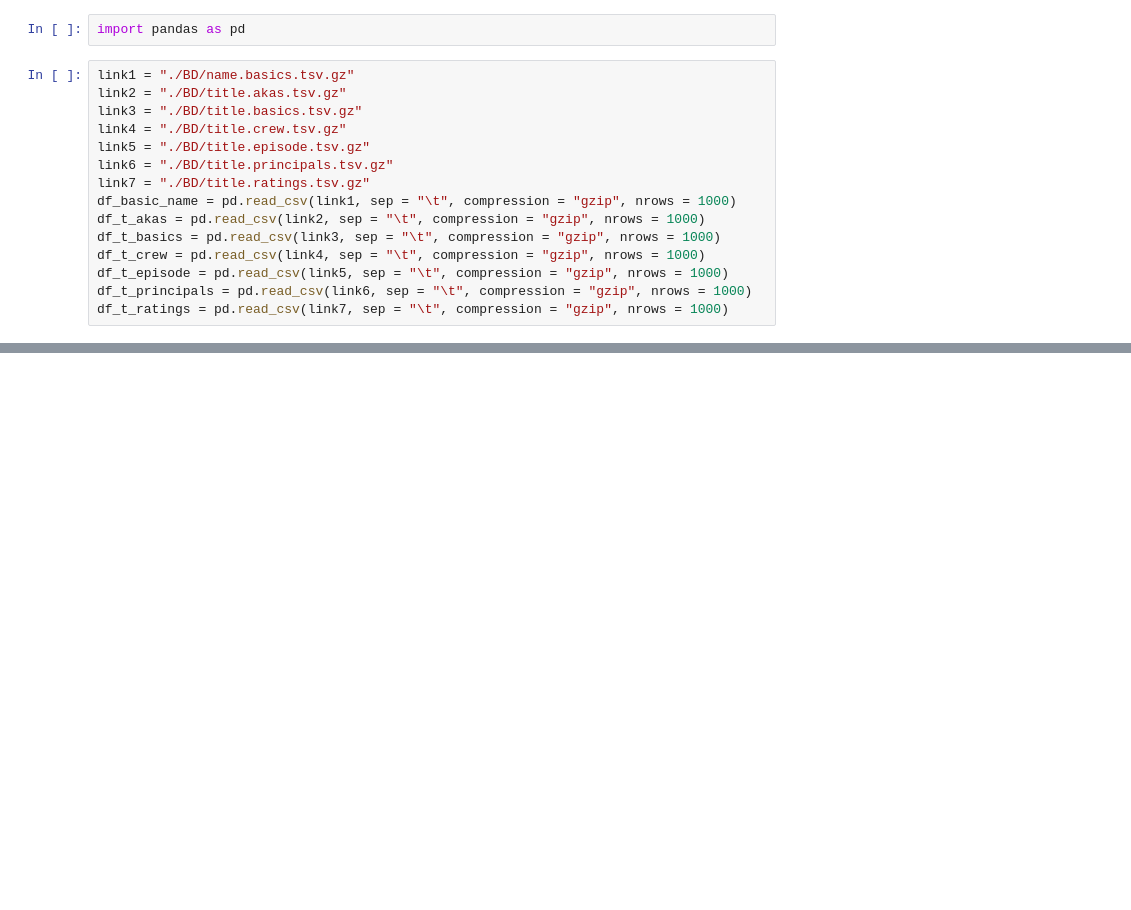
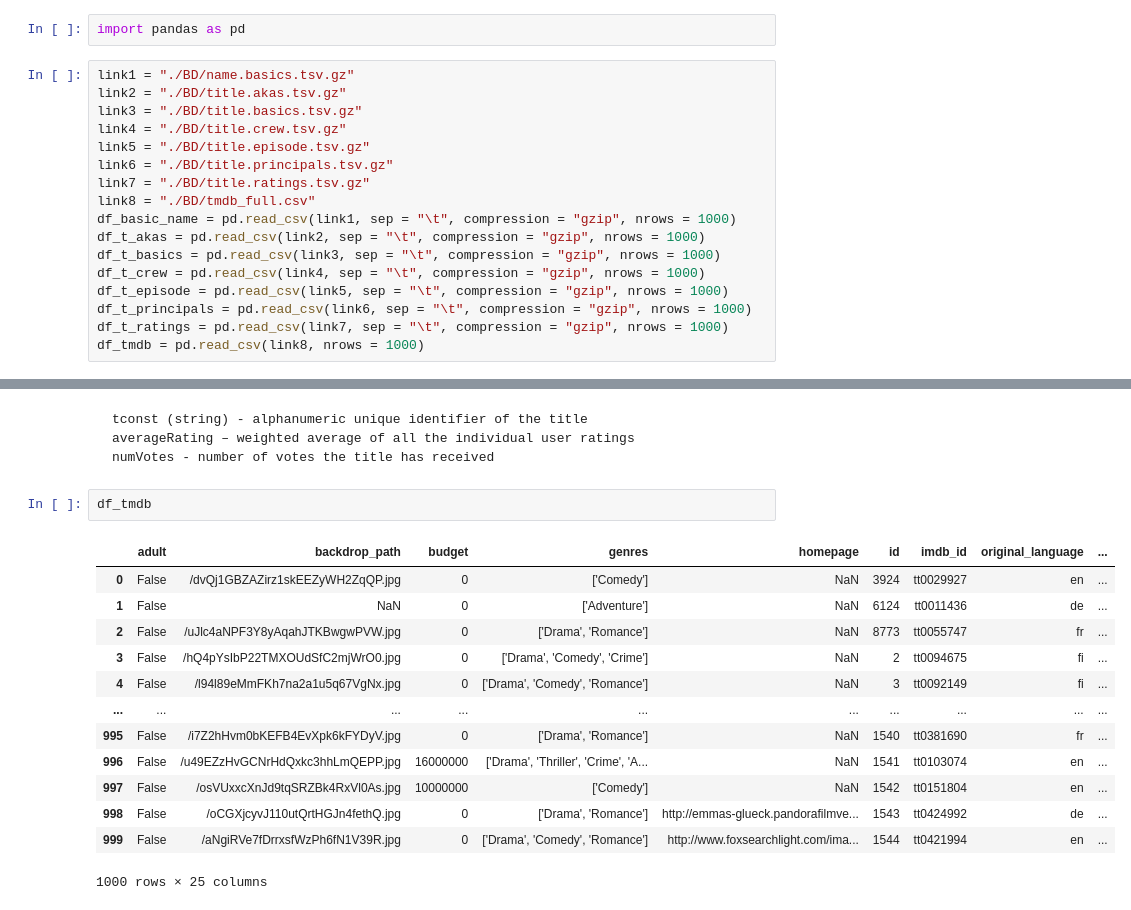
Before and after one commit to Garvoz/Alicine, a Jupyter notebook: nettoyage_bd.ipynb, the cells around one changed output, grey strips where cells are left out. Cells and saved outputs as stored; diff of their text form; blank space fills up the shorter version.

```diff
--- a/nettoyage_bd.ipynb
+++ b/nettoyage_bd.ipynb
@@ -8,6 +8,7 @@ link4 = "./BD/title.crew.tsv.gz"
 link5 = "./BD/title.episode.tsv.gz"
 link6 = "./BD/title.principals.tsv.gz"
 link7 = "./BD/title.ratings.tsv.gz"
+link8 = "./BD/tmdb_full.csv"
 df_basic_name = pd.read_csv(link1, sep = "\t", compression = "gzip", nrows = 1000)
 df_t_akas = pd.read_csv(link2, sep = "\t", compression = "gzip", nrows = 1000)
 df_t_basics = pd.read_csv(link3, sep = "\t", compression = "gzip", nrows = 1000)
@@ -15,3 +16,4 @@ df_t_crew = pd.read_csv(link4, sep = "\t", compression = "gzip", nrows = 1000)
 df_t_episode = pd.read_csv(link5, sep = "\t", compression = "gzip", nrows = 1000)
 df_t_principals = pd.read_csv(link6, sep = "\t", compression = "gzip", nrows = 1000)
 df_t_ratings = pd.read_csv(link7, sep = "\t", compression = "gzip", nrows = 1000)
+df_tmdb = pd.read_csv(link8, nrows = 1000)
@@ -25,0 +188,21 @@ link1 = "./BD/name.basics.tsv.gz"
+# %% [markdown]
+
+    tconst (string) - alphanumeric unique identifier of the title
+    averageRating – weighted average of all the individual user ratings
+    numVotes - number of votes the title has received
+# %%
+df_tmdb
+# %% [output]
+|  | adult | backdrop_path | budget | genres | homepage | id | imdb_id | original_language | ... |
+| 0 | False | /dvQj1GBZAZirz1skEEZyWH2ZqQP.jpg | 0 | ['Comedy'] | NaN | 3924 | tt0029927 | en | ... |
+| 1 | False | NaN | 0 | ['Adventure'] | NaN | 6124 | tt0011436 | de | ... |
+| 2 | False | /uJlc4aNPF3Y8yAqahJTKBwgwPVW.jpg | 0 | ['Drama', 'Romance'] | NaN | 8773 | tt0055747 | fr | ... |
+| 3 | False | /hQ4pYsIbP22TMXOUdSfC2mjWrO0.jpg | 0 | ['Drama', 'Comedy', 'Crime'] | NaN | 2 | tt0094675 | fi | ... |
+| 4 | False | /l94l89eMmFKh7na2a1u5q67VgNx.jpg | 0 | ['Drama', 'Comedy', 'Romance'] | NaN | 3 | tt0092149 | fi | ... |
+| ... | ... | ... | ... | ... | ... | ... | ... | ... | ... |
+| 995 | False | /i7Z2hHvm0bKEFB4EvXpk6kFYDyV.jpg | 0 | ['Drama', 'Romance'] | NaN | 1540 | tt0381690 | fr | ... |
+| 996 | False | /u49EZzHvGCNrHdQxkc3hhLmQEPP.jpg | 16000000 | ['Drama', 'Thriller', 'Crime', 'A... | NaN | 1541 | tt0103074 | en | ... |
+| 997 | False | /osVUxxcXnJd9tqSRZBk4RxVl0As.jpg | 10000000 | ['Comedy'] | NaN | 1542 | tt0151804 | en | ... |
+| 998 | False | /oCGXjcyvJ110utQrtHGJn4fethQ.jpg | 0 | ['Drama', 'Romance'] | http://emmas-glueck.pandorafilmve... | 1543 | tt0424992 | de | ... |
+| 999 | False | /aNgiRVe7fDrrxsfWzPh6fN1V39R.jpg | 0 | ['Drama', 'Comedy', 'Romance'] | http://www.foxsearchlight.com/ima... | 1544 | tt0421994 | en | ... |
+1000 rows × 25 columns
```
Also changed, not shown: parts of 17 cells of this notebook.
